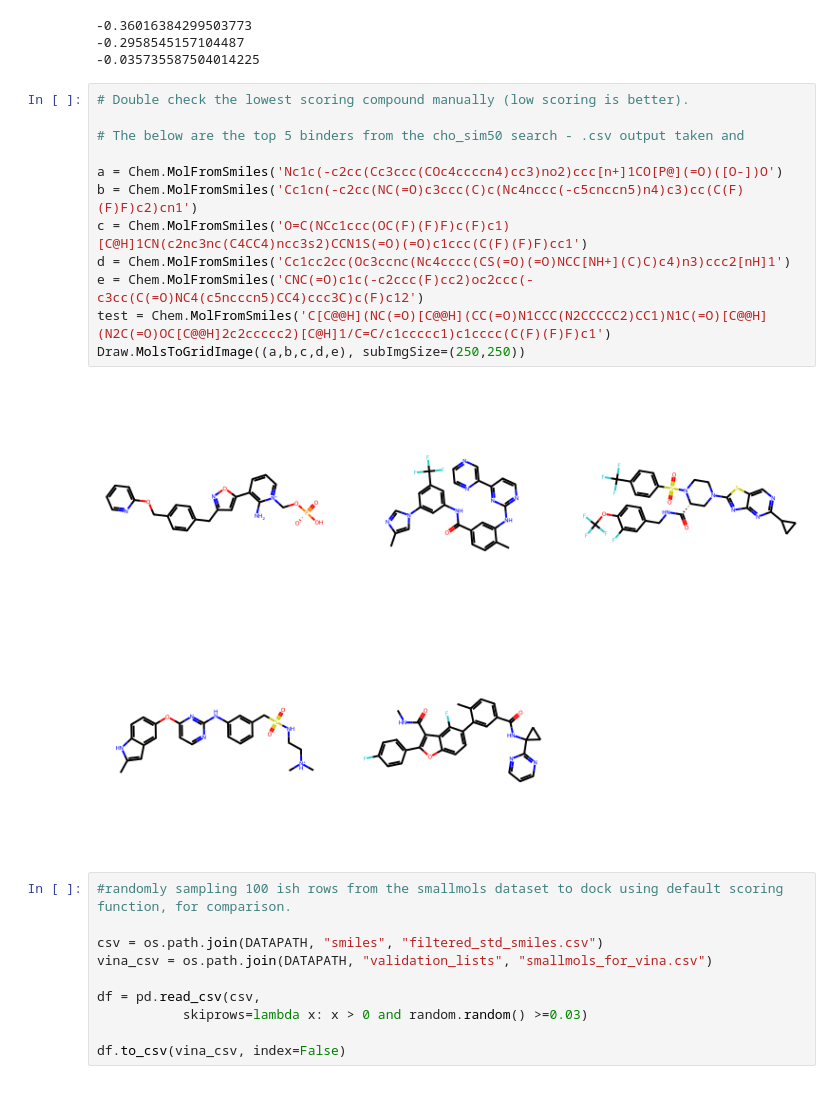
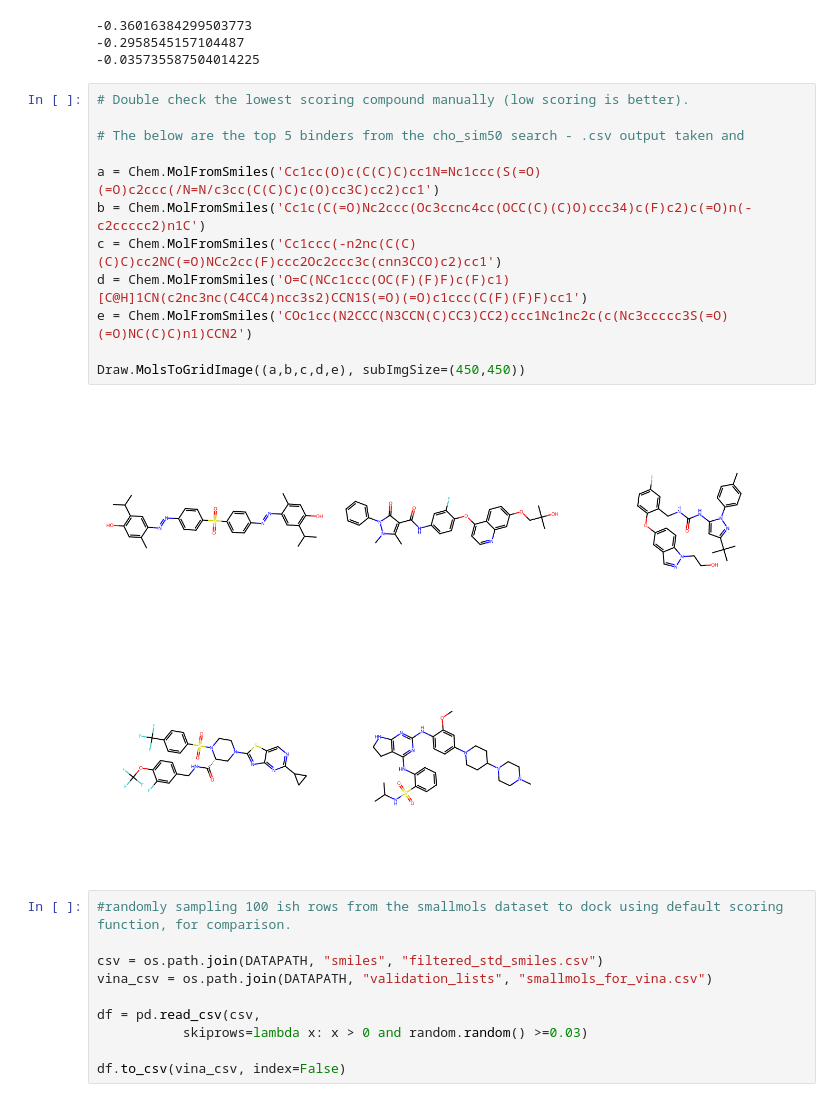
Before and after one commit to lynden95/novel-pabb-inhibitors-eos, a Jupyter notebook: notebooks/docking.ipynb, the cells around one changed output. Cells and saved outputs as stored; diff of their text form.

```diff
--- a/notebooks/docking.ipynb
+++ b/notebooks/docking.ipynb
@@ -287,17 +287,17 @@ print(df['minimizedAffinity'].corr(df['NumRotatableBonds']))
 # %%
 # Double check the lowest scoring compound manually (low scoring is better).
 
 # The below are the top 5 binders from the cho_sim50 search - .csv output taken and
 
-a = Chem.MolFromSmiles('Nc1c(-c2cc(Cc3ccc(COc4ccccn4)cc3)no2)ccc[n+]1CO[P@](=O)([O-])O')
-b = Chem.MolFromSmiles('Cc1cn(-c2cc(NC(=O)c3ccc(C)c(Nc4nccc(-c5cnccn5)n4)c3)cc(C(F)(F)F)c2)cn1')
-c = Chem.MolFromSmiles('O=C(NCc1ccc(OC(F)(F)F)c(F)c1)[C@H]1CN(c2nc3nc(C4CC4)ncc3s2)CCN1S(=O)(=O)c1ccc(C(F)(F)F)cc1')
-d = Chem.MolFromSmiles('Cc1cc2cc(Oc3ccnc(Nc4cccc(CS(=O)(=O)NCC[NH+](C)C)c4)n3)ccc2[nH]1')
-e = Chem.MolFromSmiles('CNC(=O)c1c(-c2ccc(F)cc2)oc2ccc(-c3cc(C(=O)NC4(c5ncccn5)CC4)ccc3C)c(F)c12')
-test = Chem.MolFromSmiles('C[C@@H](NC(=O)[C@@H](CC(=O)N1CCC(N2CCCCC2)CC1)N1C(=O)[C@@H](N2C(=O)OC[C@@H]2c2ccccc2)[C@H]1/C=C/c1ccccc1)c1cccc(C(F)(F)F)c1')
-Draw.MolsToGridImage((a,b,c,d,e), subImgSize=(250,250))
+a = Chem.MolFromSmiles('Cc1cc(O)c(C(C)C)cc1N=Nc1ccc(S(=O)(=O)c2ccc(/N=N/c3cc(C(C)C)c(O)cc3C)cc2)cc1')
+b = Chem.MolFromSmiles('Cc1c(C(=O)Nc2ccc(Oc3ccnc4cc(OCC(C)(C)O)ccc34)c(F)c2)c(=O)n(-c2ccccc2)n1C')
+c = Chem.MolFromSmiles('Cc1ccc(-n2nc(C(C)(C)C)cc2NC(=O)NCc2cc(F)ccc2Oc2ccc3c(cnn3CCO)c2)cc1')
+d = Chem.MolFromSmiles('O=C(NCc1ccc(OC(F)(F)F)c(F)c1)[C@H]1CN(c2nc3nc(C4CC4)ncc3s2)CCN1S(=O)(=O)c1ccc(C(F)(F)F)cc1')
+e = Chem.MolFromSmiles('COc1cc(N2CCC(N3CCN(C)CC3)CC2)ccc1Nc1nc2c(c(Nc3ccccc3S(=O)(=O)NC(C)C)n1)CCN2')
+
+Draw.MolsToGridImage((a,b,c,d,e), subImgSize=(450,450))
 # %% [output]
-[figure, old version]
+[figure, new version]
 # %%
 #randomly sampling 100 ish rows from the smallmols dataset to dock using default scoring function, for comparison.
 
```
Also changed, not shown: parts of 4 cells of this notebook, 49 other files.
